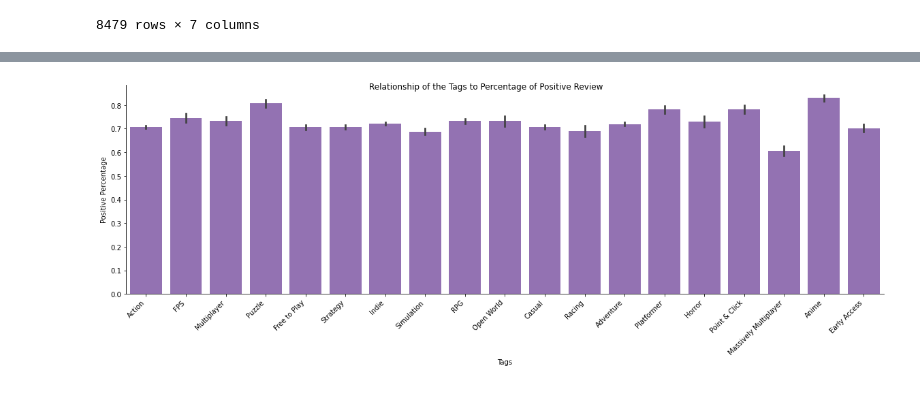
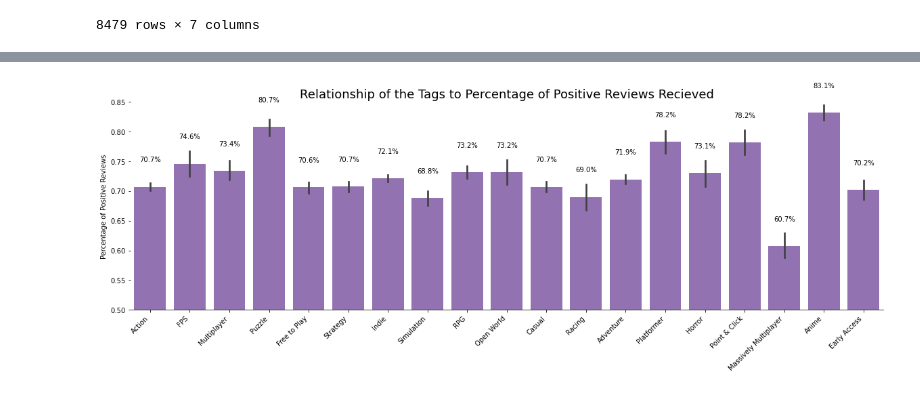
Before and after one commit to data301-2021-winter1/group26-project, a Jupyter notebook: notebooks/analysis3.ipynb, the cells around one changed output, grey strips where cells are left out. Saved outputs shown, nothing was run; the diff lists cells and outputs as text; code cells hidden in the pictures.

```diff
--- a/notebooks/analysis3.ipynb
+++ b/notebooks/analysis3.ipynb
@@ -123,9 +131,6 @@ Name: genres, Length: 1552, dtype: int64
 # %%
-import pandas as pd
-import numpy as np
 import project_functions3 as p3
 dfb = p3.clean_and_process('../data/raw/steam.csv')
-dfb = p3.remove_low_performers(dfb)
 dfb
 # %% [output]
 |  | Category | Genre | Tags | Positive Reviews | Negative Reviews | Copies Sold | Positive Percentage |
@@ -222,7 +158,16 @@ result2
 # %%
+dfc = p3.genre_group(dfb)
 ax = sns.catplot(x="Genre",y="Positive Percentage",data = dfc,kind ="bar",color="tab:purple")
-ax.fig.suptitle("Relationship of Genre to Percentage of Positive Review")
+ax.set(xlabel ="", ylabel = "Percentage of Positive Reviews", title ="Relationship of Genre to Percentage of Positive Reviews Recieved")
+plt.title("Relationship of Genre to Percentage of Positive Reviews Recieved",size=18)
 ax.fig.set_size_inches(20,5)
 ax.set_xticklabels(rotation=45,horizontalalignment='right')
+ax.set(ylim=(0.5, 0.85))
+sns.despine(left=True);
+#Label each bar
+axe = ax.facet_axis(0, 0)
+for c in axe.containers:
+    labels = [f'{(v.get_height())*100:.1f}%' for v in c]
+    axe.bar_label(c, labels=labels, label_type='edge',padding =35)
 plt.show()
 # %% [output]
@@ -230,8 +178,17 @@ plt.show()
 # %%
+dfd= p3.tags_group(dfb)
 ax = sns.catplot(x="Tags",y="Positive Percentage",data = dfd,kind ="bar",color="tab:purple")
-ax.fig.suptitle("Relationship of the Tags to Percentage of Positive Review")
+ax.set(xlabel ="", ylabel = "Percentage of Positive Reviews", title ="Relationship of the Tags to Percentage of Positive Reviews Recieved")
+plt.title("Relationship of the Tags to Percentage of Positive Reviews Recieved",size=18)
 ax.fig.set_size_inches(20,5)
 ax.set_xticklabels(rotation=45,horizontalalignment='right')
+ax.set(ylim=(0.5, 0.85))
+sns.despine(left=True);
+#Label each bar
+axe = ax.facet_axis(0, 0)
+for c in axe.containers:
+    labels = [f'{(v.get_height())*100:.1f}%' for v in c]
+    axe.bar_label(c, labels=labels, label_type='edge',padding =35)
 plt.show()
 # %% [output]
-[figure, old version]
+[figure, new version]
```
Also changed, not shown: parts of 17 cells of this notebook, 1 other file.
